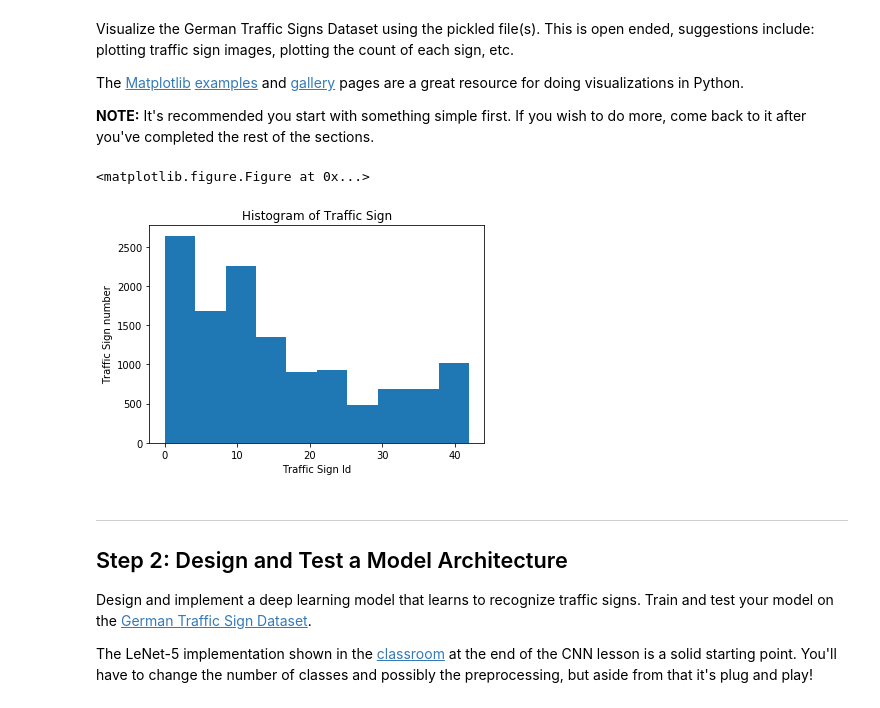
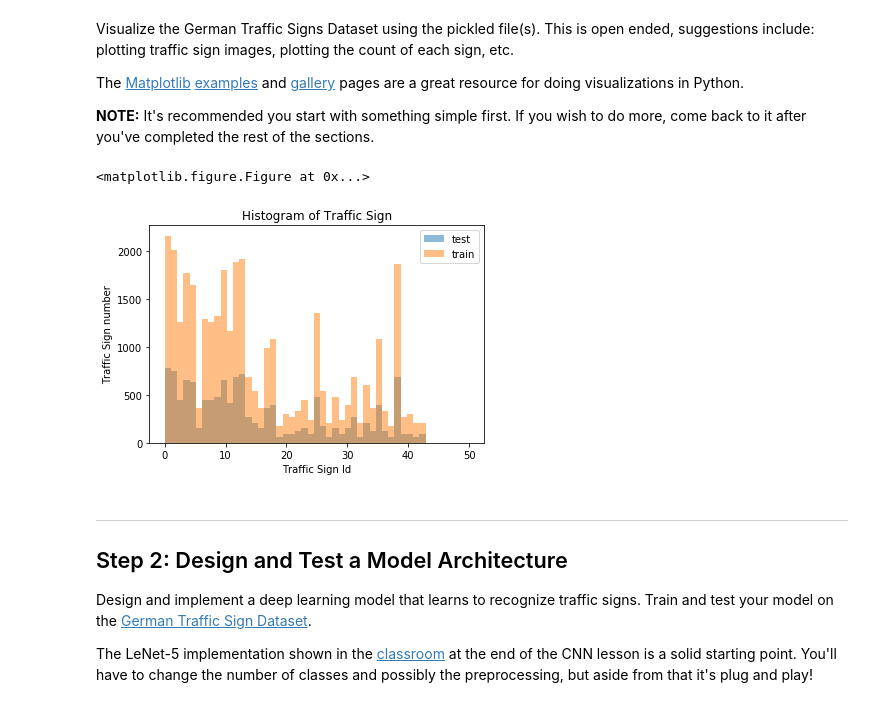
Before and after one commit to DolphinWorld/udacitySelfDrivingCourse, a Jupyter notebook: P2/Traffic_Sign_Classifier.ipynb, the cells around one changed output. Saved outputs shown, nothing was run; the diff lists cells and outputs as text; code cells hidden in the pictures.

```diff
--- a/P2/Traffic_Sign_Classifier.ipynb
+++ b/P2/Traffic_Sign_Classifier.ipynb
@@ -108,26 +108,30 @@ The [Matplotlib](http://matplotlib.org/) [examples](http://matplotlib.org/exampl
 # %%
 ### Data exploration visualization code goes here.
 ### Feel free to use as many code cells as needed.
 
 # Visualizations will be shown in the notebook.
 import numpy as np
 
 import matplotlib.pyplot as plt
 
+bins = np.linspace(0, 50, 50)
+
 plt.figure()
 fig, ax = plt.subplots()
 
 # the histogram of the data
-ax.hist(y_test)
+ax.hist(y_test, bins, alpha=0.5, label='test')
+ax.hist(y_train, bins, alpha=0.5, label='train')
 
 ax.set_xlabel('Traffic Sign Id')
 ax.set_ylabel('Traffic Sign number')
 ax.set_title(r'Histogram of Traffic Sign')
+ax.legend(loc='upper right')
 
 plt.show()
 # %% [output]
 <matplotlib.figure.Figure at 0x...>
-[figure, old version]
+[figure, new version]
 # %% [markdown]
 ----
 
```
Also changed, not shown: parts of 4 cells of this notebook.
